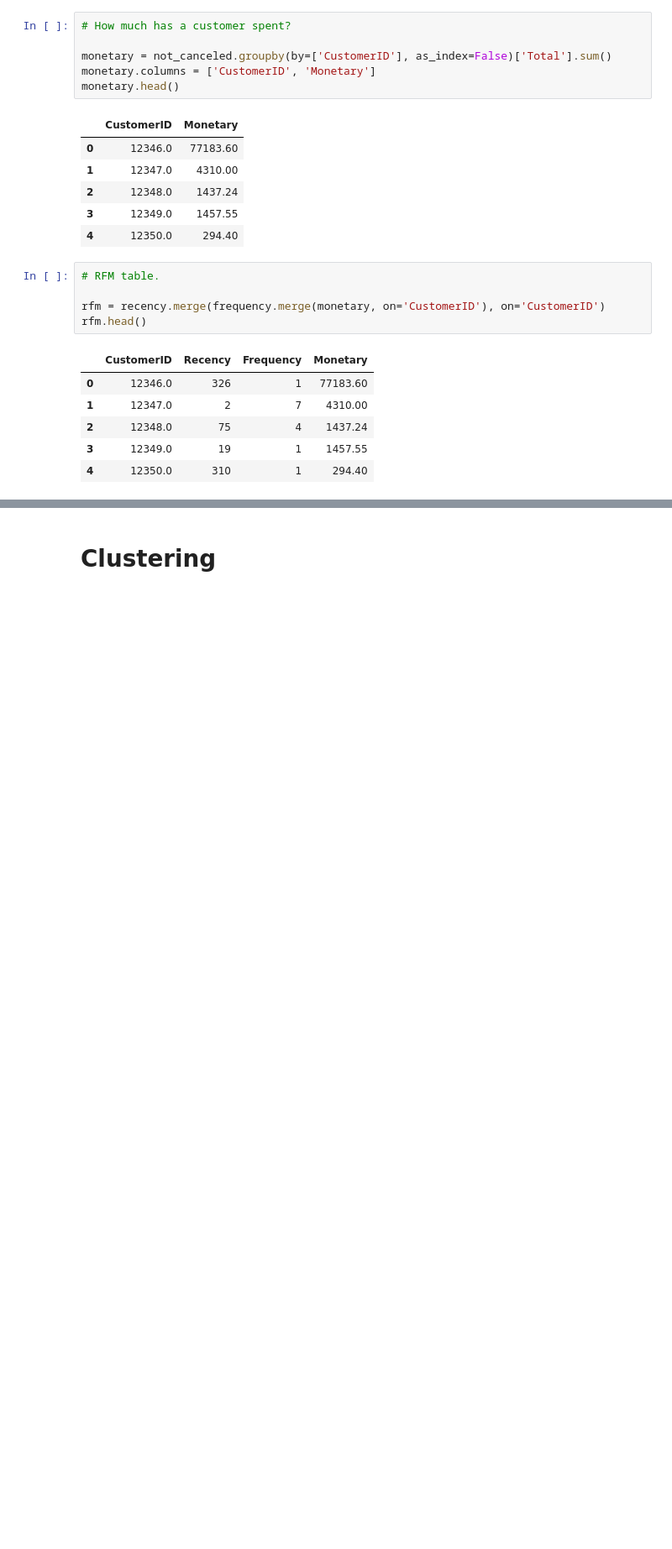
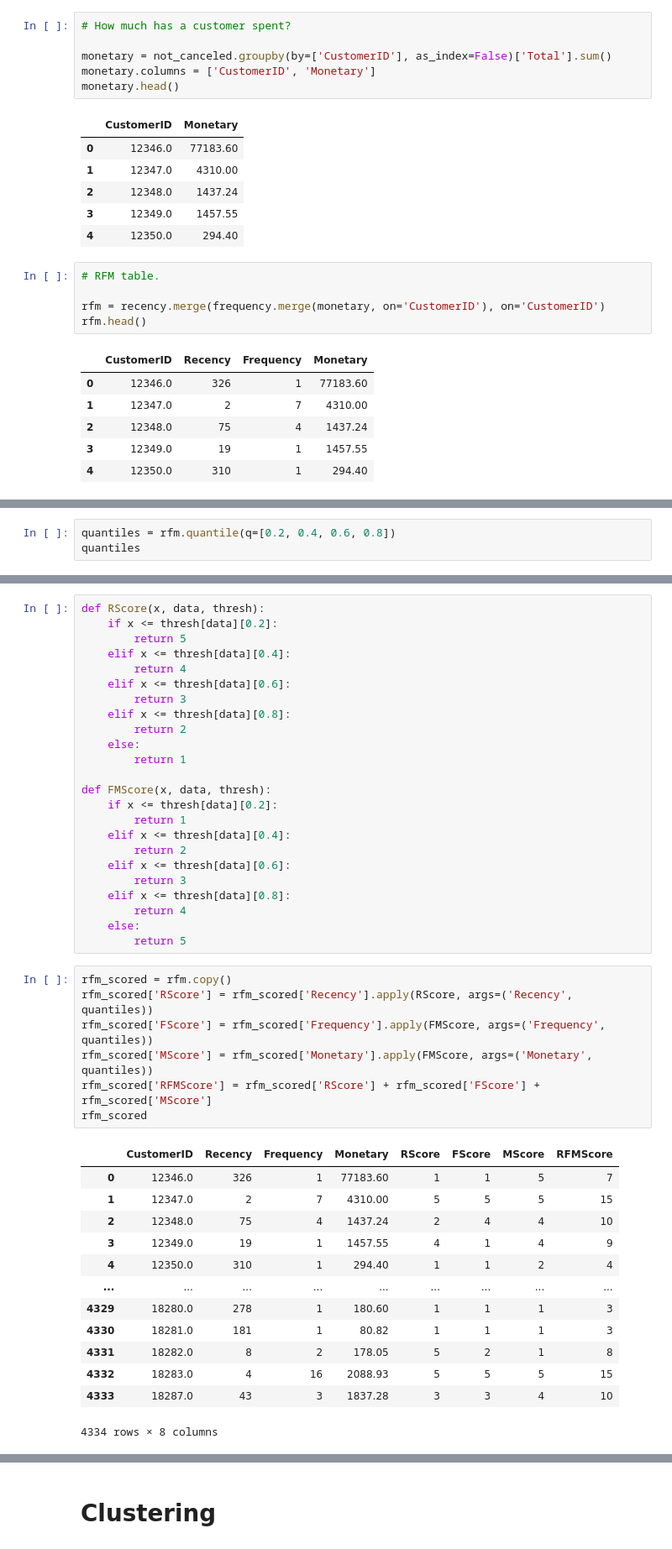
Before and after one commit to michelezoncheddu/data-mining-project, a Jupyter notebook: customers.ipynb, the cells around one changed output, grey strips where cells are left out. Shown: that part at 84% size. Drawn from its saved outputs; the diff is of its cells as text; blank space fills up the shorter version.

Commit message:
Add RFM scores

```diff
--- a/customers.ipynb
+++ b/customers.ipynb
@@ -381,0 +375,3 @@ rank.sort_values('Rank', ascending=True).head()
+# %%
+quantiles = rfm.quantile(q=[0.2, 0.4, 0.6, 0.8])
+quantiles
@@ -382 +384,46 @@ rank.sort_values('Rank', ascending=True).head()
+# %%
+def RScore(x, data, thresh):
+    if x <= thresh[data][0.2]:
+        return 5
+    elif x <= thresh[data][0.4]:
+        return 4
+    elif x <= thresh[data][0.6]:
+        return 3
+    elif x <= thresh[data][0.8]:
+        return 2
+    else:
+        return 1
+
+def FMScore(x, data, thresh):
+    if x <= thresh[data][0.2]:
+        return 1
+    elif x <= thresh[data][0.4]:
+        return 2
+    elif x <= thresh[data][0.6]:
+        return 3
+    elif x <= thresh[data][0.8]:
+        return 4
+    else:
+        return 5
+# %%
+rfm_scored = rfm.copy()
+rfm_scored['RScore'] = rfm_scored['Recency'].apply(RScore, args=('Recency', quantiles))
+rfm_scored['FScore'] = rfm_scored['Frequency'].apply(FMScore, args=('Frequency', quantiles))
+rfm_scored['MScore'] = rfm_scored['Monetary'].apply(FMScore, args=('Monetary', quantiles))
+rfm_scored['RFMScore'] = rfm_scored['RScore'] + rfm_scored['FScore'] + rfm_scored['MScore']
+rfm_scored
+# %% [output]
+|  | CustomerID | Recency | Frequency | Monetary | RScore | FScore | MScore | RFMScore |
+| 0 | 12346.0 | 326 | 1 | 77183.60 | 1 | 1 | 5 | 7 |
+| 1 | 12347.0 | 2 | 7 | 4310.00 | 5 | 5 | 5 | 15 |
+| 2 | 12348.0 | 75 | 4 | 1437.24 | 2 | 4 | 4 | 10 |
+| 3 | 12349.0 | 19 | 1 | 1457.55 | 4 | 1 | 4 | 9 |
+| 4 | 12350.0 | 310 | 1 | 294.40 | 1 | 1 | 2 | 4 |
+| ... | ... | ... | ... | ... | ... | ... | ... | ... |
+| 4329 | 18280.0 | 278 | 1 | 180.60 | 1 | 1 | 1 | 3 |
+| 4330 | 18281.0 | 181 | 1 | 80.82 | 1 | 1 | 1 | 3 |
+| 4331 | 18282.0 | 8 | 2 | 178.05 | 5 | 2 | 1 | 8 |
+| 4332 | 18283.0 | 4 | 16 | 2088.93 | 5 | 5 | 5 | 15 |
+| 4333 | 18287.0 | 43 | 3 | 1837.28 | 3 | 3 | 4 | 10 |
+4334 rows × 8 columns
 # %%
```
Also changed, not shown: parts of 8 cells of this notebook.
